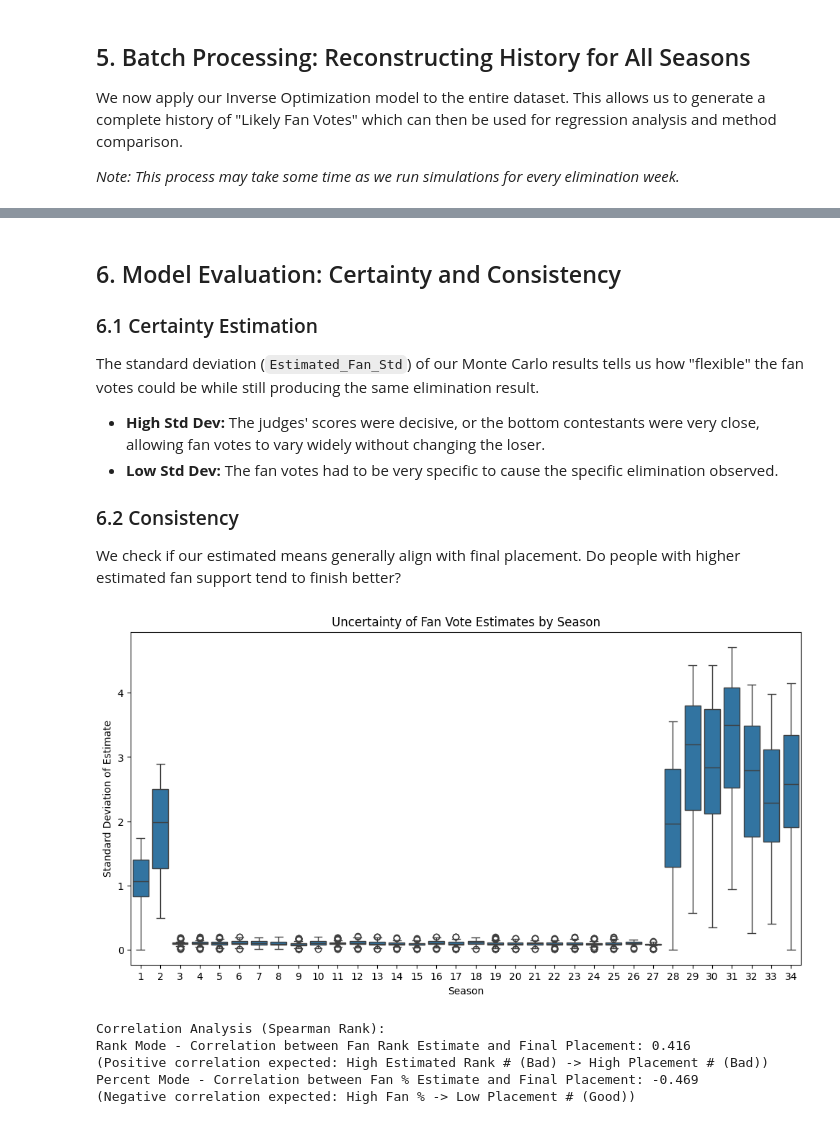
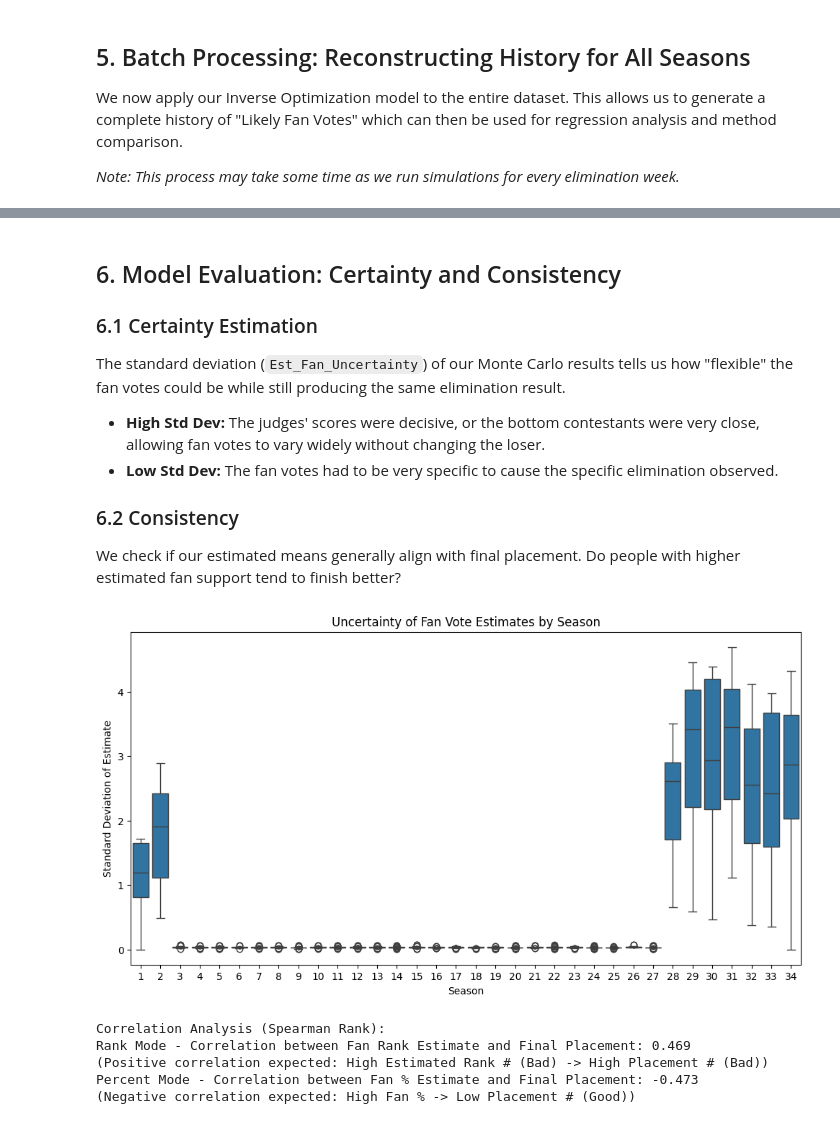
Before and after one commit to Mirakelor/Data-With-The-Stars, a Jupyter notebook: Analysis_MCM_Problem_C.ipynb, the cells around one changed output, grey strips where cells are left out. Cells and saved outputs as stored; diff of their text form; code cells hidden in the pictures.

```diff
--- a/Analysis_MCM_Problem_C.ipynb
+++ b/Analysis_MCM_Problem_C.ipynb
@@ -432,7 +411,7 @@ Generated estimates for 2249 contestant-weeks.
 ## 6. Model Evaluation: Certainty and Consistency
 
 ### 6.1 Certainty Estimation
-The standard deviation (`Estimated_Fan_Std`) of our Monte Carlo results tells us how "flexible" the fan votes could be while still producing the same elimination result.
+The standard deviation (`Est_Fan_Uncertainty`) of our Monte Carlo results tells us how "flexible" the fan votes could be while still producing the same elimination result.
 *   **High Std Dev:** The judges' scores were decisive, or the bottom contestants were very close, allowing fan votes to vary widely without changing the loser.
 *   **Low Std Dev:** The fan votes had to be very specific to cause the specific elimination observed.
 
@@ -441,34 +420,36 @@ We check if our estimated means generally align with final placement. Do people
 # %%
 # 1. Visualize Certainty across Seasons
 plt.figure(figsize=(12, 6))
-sns.boxplot(data=df_estimates, x='Season', y='Estimated_Fan_Std')
+# Fixed: Use 'df_estimated_full' and correct column names from simulation step
+sns.boxplot(data=df_estimated_full, x='Season', y='Est_Fan_Uncertainty')
 plt.title('Uncertainty of Fan Vote Estimates by Season')
 plt.ylabel('Standard Deviation of Estimate')
 plt.show()
 
 # 2. Correlation between Estimated Fan Support and Final Placement
 # Ideally, higher fan support should correlate with better placement (Lower Placement Number)
 # Note: For Ranks (Mode A), Lower Rank = Better Support.
 # For Percents (Mode B), Higher Percent = Better Support.
 
 # Split by mode for correlation
-rank_data = df_full_analysis[(df_full_analysis['Voting_Mode'] == 'rank') & (df_full_analysis['Estimated_Fan_Mean'].notna())]
-pct_data = df_full_analysis[(df_full_analysis['Voting_Mode'] == 'percent') & (df_full_analysis['Estimated_Fan_Mean'].notna())]
+# Fixed: Correct column name 'Est_Fan_Support'
+rank_data = df_full_analysis[(df_full_analysis['Voting_Mode'] == 'rank') & (df_full_analysis['Est_Fan_Support'].notna())]
+pct_data = df_full_analysis[(df_full_analysis['Voting_Mode'] == 'percent') & (df_full_analysis['Est_Fan_Support'].notna())]
 
 print("Correlation Analysis (Spearman Rank):")
 if not rank_data.empty:
-    corr_rank = rank_data[['Estimated_Fan_Mean', 'Placement']].corr(method='spearman')
+    corr_rank = rank_data[['Est_Fan_Support', 'Placement']].corr(method='spearman')
     print(f"Rank Mode - Correlation between Fan Rank Estimate and Final Placement: {corr_rank.iloc[0,1]:.3f}")
     print("(Positive correlation expected: High Estimated Rank # (Bad) -> High Placement # (Bad))")
 
 if not pct_data.empty:
-    corr_pct = pct_data[['Estimated_Fan_Mean', 'Placement']].corr(method='spearman')
+    corr_pct = pct_data[['Est_Fan_Support', 'Placement']].corr(method='spearman')
     print(f"Percent Mode - Correlation between Fan % Estimate and Final Placement: {corr_pct.iloc[0,1]:.3f}")
     print("(Negative correlation expected: High Fan % -> Low Placement # (Good))")
 # %% [output]
-[figure, old version]
+[figure, new version]
 Correlation Analysis (Spearman Rank):
-Rank Mode - Correlation between Fan Rank Estimate and Final Placement: 0.416
+Rank Mode - Correlation between Fan Rank Estimate and Final Placement: 0.469
 (Positive correlation expected: High Estimated Rank # (Bad) -> High Placement # (Bad))
-Percent Mode - Correlation between Fan % Estimate and Final Placement: -0.469
+Percent Mode - Correlation between Fan % Estimate and Final Placement: -0.473
 (Negative correlation expected: High Fan % -> Low Placement # (Good))
```
Also changed, not shown: parts of 22 cells of this notebook, 5 other files.
